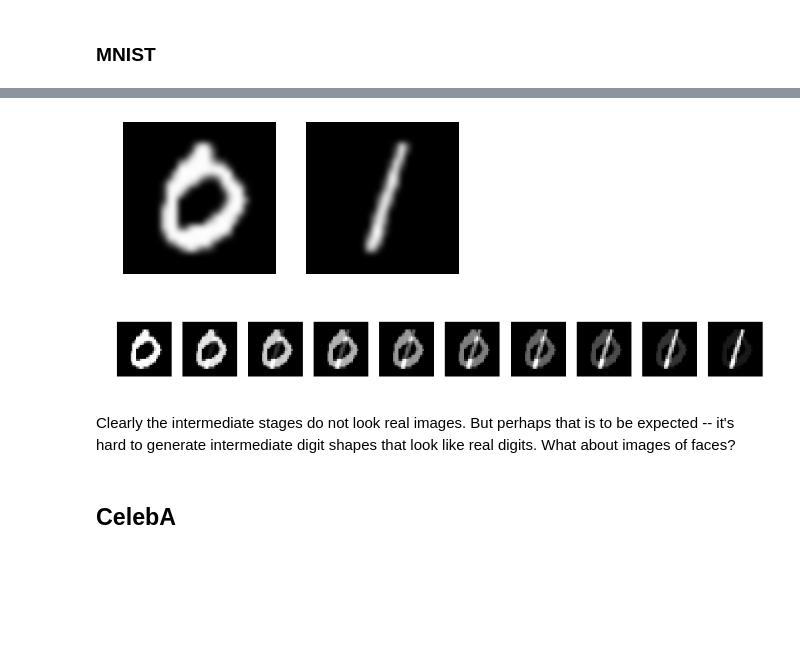
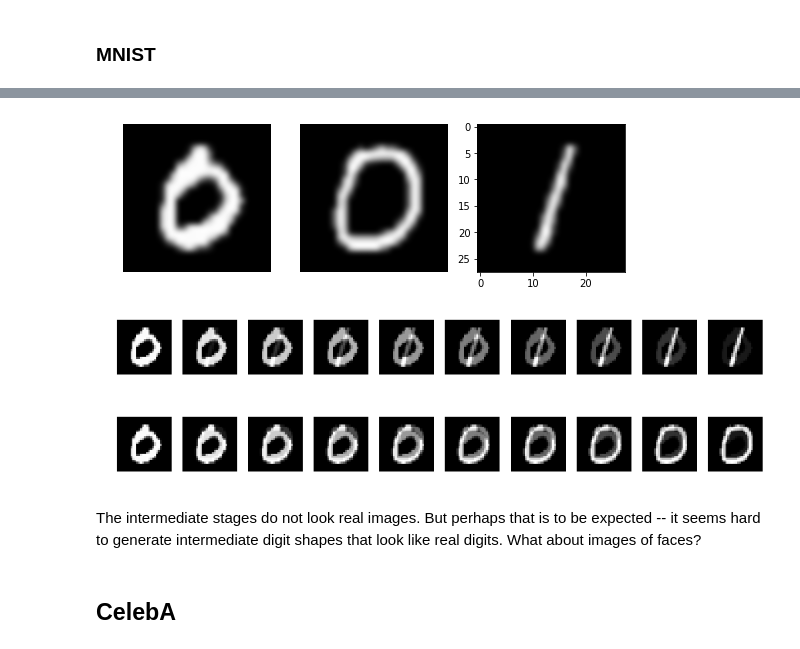
Before and after one commit to abidlabs/Deep-Generative-Models-Tutorial, a Jupyter notebook: 1b. Linear Interpolation with Images.ipynb, the cells around one changed output, grey strips where cells are left out. Saved outputs shown, nothing was run; the diff lists cells and outputs as text; code cells hidden in the pictures; blank space fills up the shorter version.

```diff
--- a/1b. Linear Interpolation with Images.ipynb
+++ b/1b. Linear Interpolation with Images.ipynb
@@ -28,14 +31,16 @@ import glob
 # %%
 (x_train, y_train), (x_test, y_test) = tf.keras.datasets.mnist.load_data()  # Load the MNIST dataset.
 x_0 = x_test[np.where(y_test==0)[0][0]]
+x_0b = x_test[np.where(y_test==0)[0][1]]
 x_1 = x_test[np.where(y_test==1)[0][0]]
 
 # Show some examples.
-_, ax = plt.subplots(1, 2, figsize=[6, 3])
+_, ax = plt.subplots(1, 3, figsize=[9, 3])
 ax[0].imshow(x_0, cmap='gray', interpolation='bicubic'); ax[0].set_axis_off()
-ax[1].imshow(x_1, cmap='gray', interpolation='bicubic'); ax[1].set_axis_off()
+ax[1].imshow(x_0b, cmap='gray', interpolation='bicubic'); ax[0].set_axis_off()
+ax[2].imshow(x_1, cmap='gray', interpolation='bicubic'); ax[1].set_axis_off()
 # %% [output]
-[figure, old version]
+[figure, new version]
 # %%
 def interpolate(initial_img, final_img, n):
     images = list()
@@ -50,8 +55,16 @@ for i in range(10):
     ax[i].set_axis_off()
 # %% [output]
 [figure]
+# %%
+interpolated_images = interpolate(x_0, x_0b, 10)
+_, ax = plt.subplots(1, 10, figsize=[15, 1.5])
+for i in range(10):
+    ax[i].imshow(interpolated_images[i], cmap='gray')
+    ax[i].set_axis_off()
+# %% [output]
+[figure, added]
 # %% [markdown]
-Clearly the intermediate stages do not look real images. But perhaps that is to be expected -- it's hard to generate intermediate digit shapes that look like real digits. What about images of faces?
+The intermediate stages do not look real images. But perhaps that is to be expected -- it seems hard to generate intermediate digit shapes that look like real digits. What about images of faces?
 # %% [markdown]
 ## CelebA
 # %% [markdown]
```
Also changed, not shown: parts of 2 cells of this notebook.
